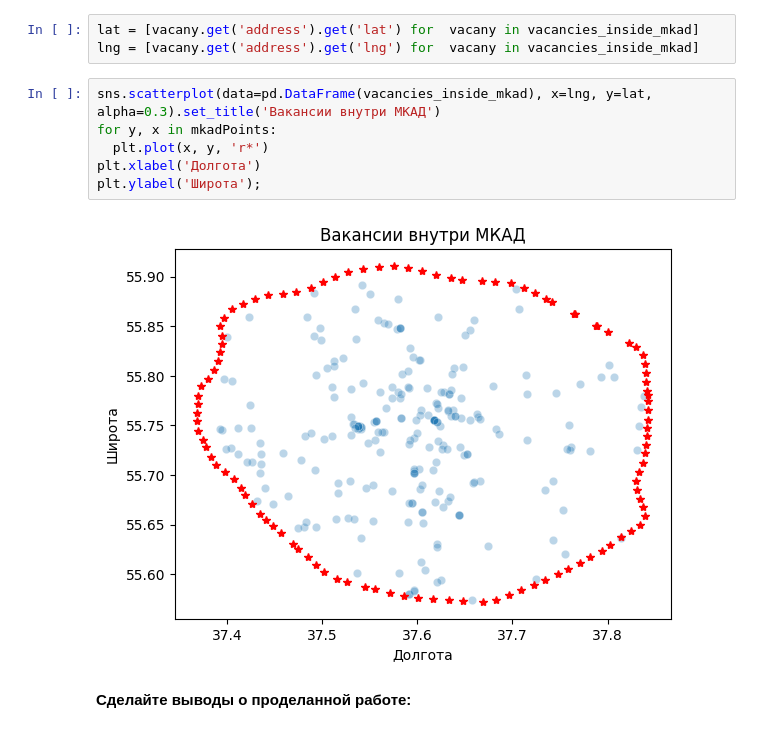
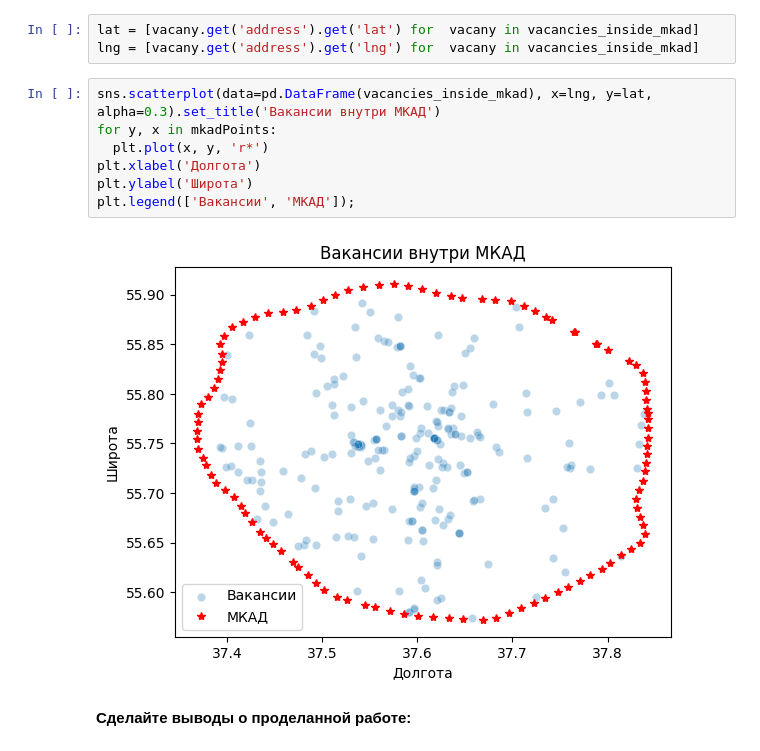
Before and after one commit to aleks-haksly/Postypashka, a Jupyter notebook: DA/01 HW/HW_1.ipynb, the cells around one changed output. Cells and saved outputs as stored; diff of their text form.

```diff
--- a/DA/01 HW/HW_1.ipynb
+++ b/DA/01 HW/HW_1.ipynb
@@ -359,11 +359,12 @@ lng = [vacany.get('address').get('lng') for  vacany in vacancies_inside_mkad]
 # %%
 sns.scatterplot(data=pd.DataFrame(vacancies_inside_mkad), x=lng, y=lat, alpha=0.3).set_title('Вакансии внутри МКАД')
 for y, x in mkadPoints:
   plt.plot(x, y, 'r*')
 plt.xlabel('Долгота')
-plt.ylabel('Широта');
+plt.ylabel('Широта')
+plt.legend(['Вакансии', 'МКАД']);
 # %% [output]
-[figure, old version]
+[figure, new version]
 # %% [markdown]
 **Сделайте выводы о проделанной работе:**
 # %% [markdown]
```
